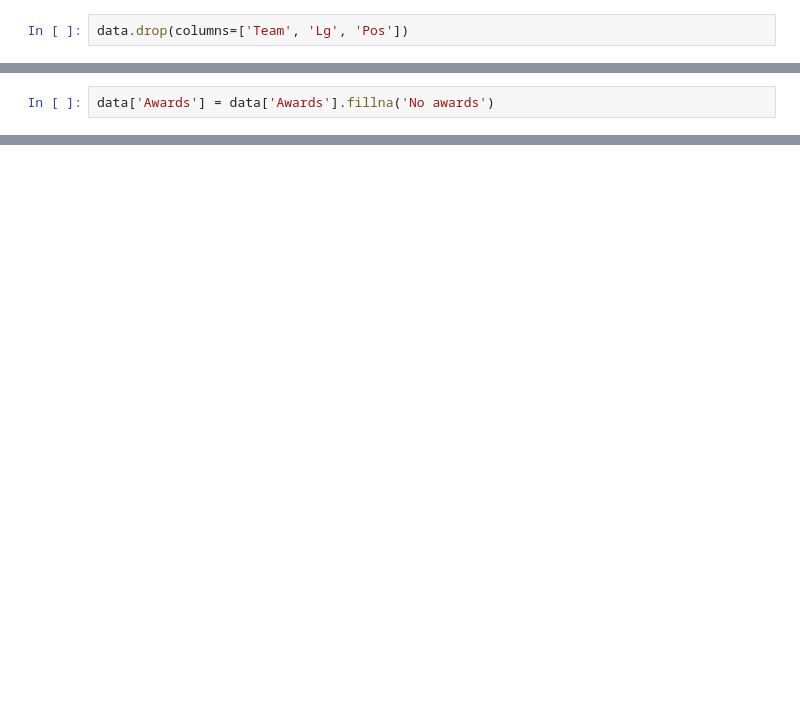
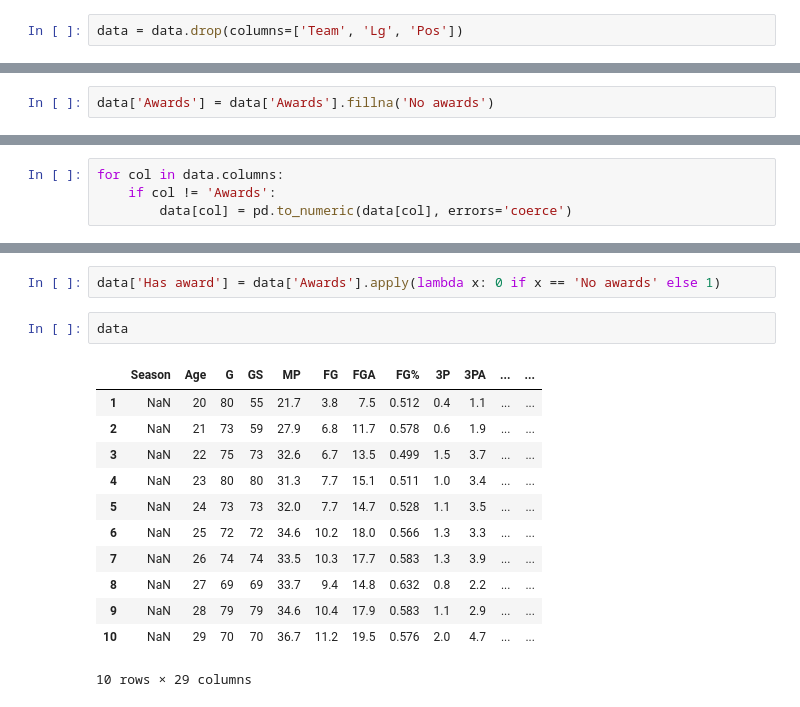
Before and after one commit to cchum/Jokic-analysis-, a Jupyter notebook: jokic.ipynb, the cells around one changed output, grey strips where cells are left out. Saved outputs shown, nothing was run; the diff lists cells and outputs as text; blank space fills up the shorter version.

```diff
--- a/jokic.ipynb
+++ b/jokic.ipynb
@@ -62,4 +62,4 @@ Data columns (total 31 columns):
 dtypes: object(31)
 memory usage: 2.6+ KB
 # %%
-data.drop(columns=['Team', 'Lg', 'Pos'])
+data = data.drop(columns=['Team', 'Lg', 'Pos'])
@@ -80,0 +103,4 @@ data['Awards'] = data['Awards'].fillna('No awards')
+# %%
+for col in data.columns:
+    if col != 'Awards':
+        data[col] = pd.to_numeric(data[col], errors='coerce')
@@ -80,0 +127,17 @@ data['Awards'] = data['Awards'].fillna('No awards')
+# %%
+data['Has award'] = data['Awards'].apply(lambda x: 0 if x == 'No awards' else 1)
+# %%
+data
+# %% [output]
+|  | Season | Age | G | GS | MP | FG | FGA | FG% | 3P | 3PA | ... | ... |
+| 1 | NaN | 20 | 80 | 55 | 21.7 | 3.8 | 7.5 | 0.512 | 0.4 | 1.1 | ... | ... |
+| 2 | NaN | 21 | 73 | 59 | 27.9 | 6.8 | 11.7 | 0.578 | 0.6 | 1.9 | ... | ... |
+| 3 | NaN | 22 | 75 | 73 | 32.6 | 6.7 | 13.5 | 0.499 | 1.5 | 3.7 | ... | ... |
+| 4 | NaN | 23 | 80 | 80 | 31.3 | 7.7 | 15.1 | 0.511 | 1.0 | 3.4 | ... | ... |
+| 5 | NaN | 24 | 73 | 73 | 32.0 | 7.7 | 14.7 | 0.528 | 1.1 | 3.5 | ... | ... |
+| 6 | NaN | 25 | 72 | 72 | 34.6 | 10.2 | 18.0 | 0.566 | 1.3 | 3.3 | ... | ... |
+| 7 | NaN | 26 | 74 | 74 | 33.5 | 10.3 | 17.7 | 0.583 | 1.3 | 3.9 | ... | ... |
+| 8 | NaN | 27 | 69 | 69 | 33.7 | 9.4 | 14.8 | 0.632 | 0.8 | 2.2 | ... | ... |
+| 9 | NaN | 28 | 79 | 79 | 34.6 | 10.4 | 17.9 | 0.583 | 1.1 | 2.9 | ... | ... |
+| 10 | NaN | 29 | 70 | 70 | 36.7 | 11.2 | 19.5 | 0.576 | 2.0 | 4.7 | ... | ... |
+10 rows × 29 columns
```
Also changed, not shown: parts of 4 cells of this notebook.
